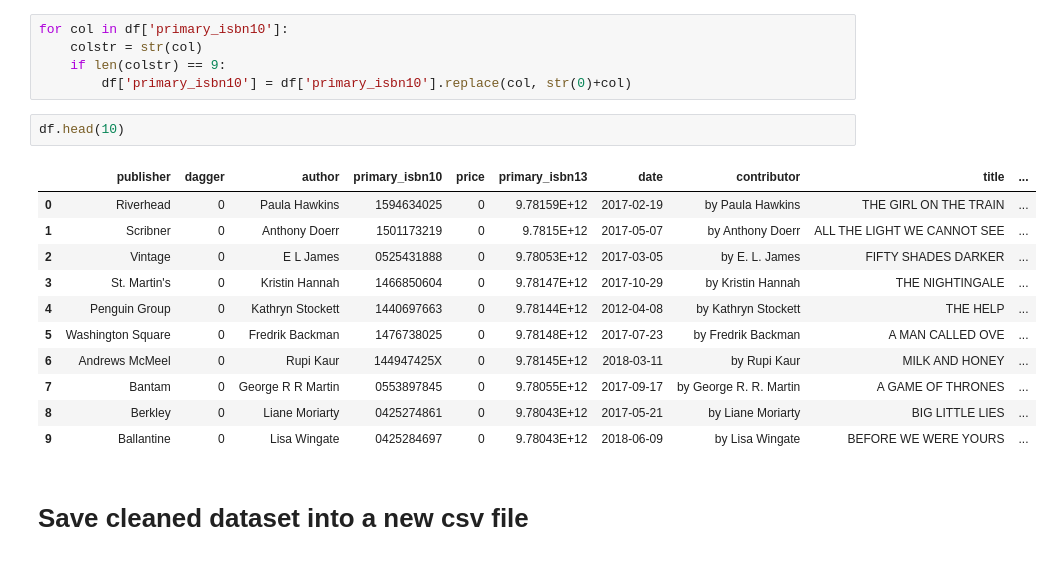
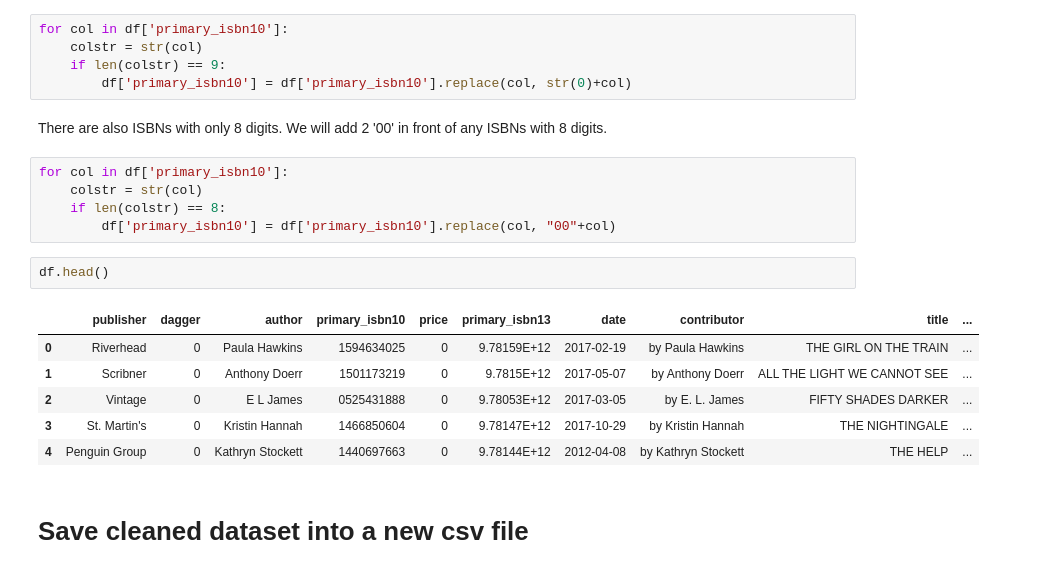
Before and after one commit to linhmai19/capstone_project, a Jupyter notebook: data_cleaning.ipynb, the cells around one changed output. Saved outputs shown, nothing was run; the diff lists cells and outputs as text.

```diff
--- a/data_cleaning.ipynb
+++ b/data_cleaning.ipynb
@@ -193,20 +193,22 @@ for col in df['primary_isbn10']:
     colstr = str(col)
     if len(colstr) == 9:
         df['primary_isbn10'] = df['primary_isbn10'].replace(col, str(0)+col)
+# %% [markdown]
+There are also ISBNs with only 8 digits. We will add 2 '00' in front of any ISBNs with 8 digits.
+# %%
+for col in df['primary_isbn10']:
+    colstr = str(col)
+    if len(colstr) == 8:
+        df['primary_isbn10'] = df['primary_isbn10'].replace(col, "00"+col)
 # %%
-df.head(10)
+df.head()
 # %% [output]
 |  | publisher | dagger | author | primary_isbn10 | price | primary_isbn13 | date | contributor | title | ... |
 | 0 | Riverhead | 0 | Paula Hawkins | 1594634025 | 0 | 9.78159E+12 | 2017-02-19 | by Paula Hawkins | THE GIRL ON THE TRAIN | ... |
 | 1 | Scribner | 0 | Anthony Doerr | 1501173219 | 0 | 9.7815E+12 | 2017-05-07 | by Anthony Doerr | ALL THE LIGHT WE CANNOT SEE | ... |
 | 2 | Vintage | 0 | E L James | 0525431888 | 0 | 9.78053E+12 | 2017-03-05 | by E. L. James | FIFTY SHADES DARKER | ... |
 | 3 | St. Martin's | 0 | Kristin Hannah | 1466850604 | 0 | 9.78147E+12 | 2017-10-29 | by Kristin Hannah | THE NIGHTINGALE | ... |
 | 4 | Penguin Group | 0 | Kathryn Stockett | 1440697663 | 0 | 9.78144E+12 | 2012-04-08 | by Kathryn Stockett | THE HELP | ... |
-| 5 | Washington Square | 0 | Fredrik Backman | 1476738025 | 0 | 9.78148E+12 | 2017-07-23 | by Fredrik Backman | A MAN CALLED OVE | ... |
-| 6 | Andrews McMeel | 0 | Rupi Kaur | 144947425X | 0 | 9.78145E+12 | 2018-03-11 | by Rupi Kaur | MILK AND HONEY | ... |
-| 7 | Bantam | 0 | George R R Martin | 0553897845 | 0 | 9.78055E+12 | 2017-09-17 | by George R. R. Martin | A GAME OF THRONES | ... |
-| 8 | Berkley | 0 | Liane Moriarty | 0425274861 | 0 | 9.78043E+12 | 2017-05-21 | by Liane Moriarty | BIG LITTLE LIES | ... |
-| 9 | Ballantine | 0 | Lisa Wingate | 0425284697 | 0 | 9.78043E+12 | 2018-06-09 | by Lisa Wingate | BEFORE WE WERE YOURS | ... |
 # %% [markdown]
 # Save cleaned dataset into a new csv file
 # %%
```
Also changed, not shown: 2 other files.
